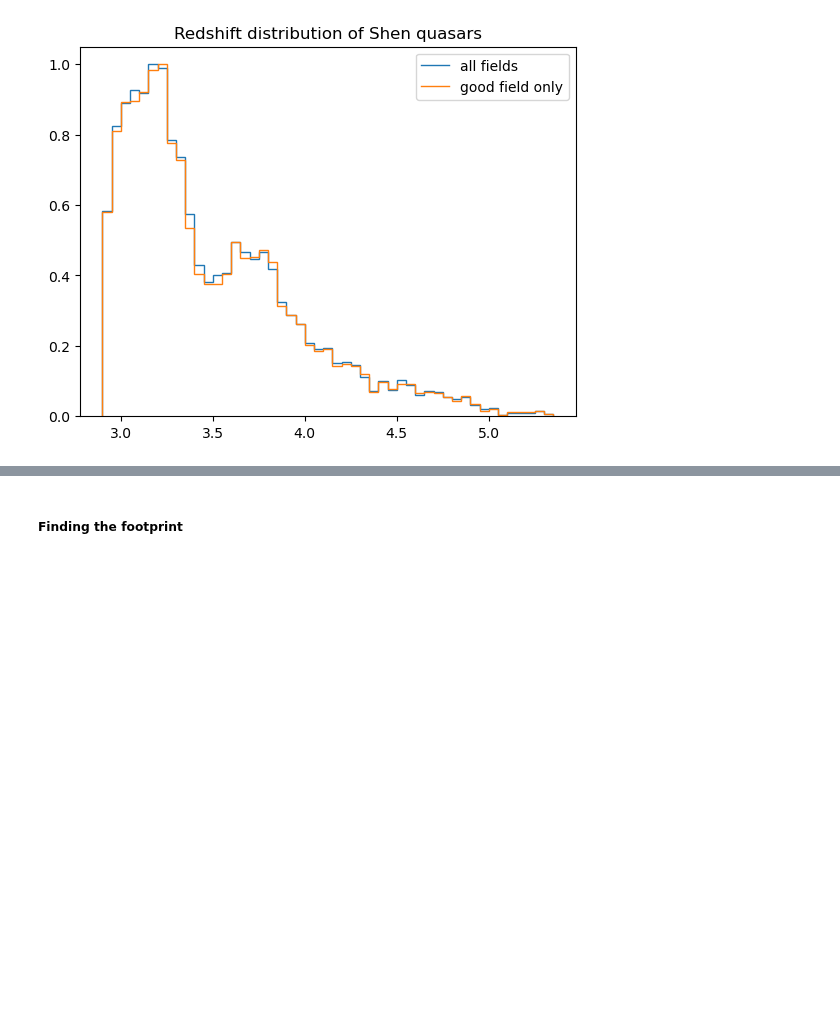
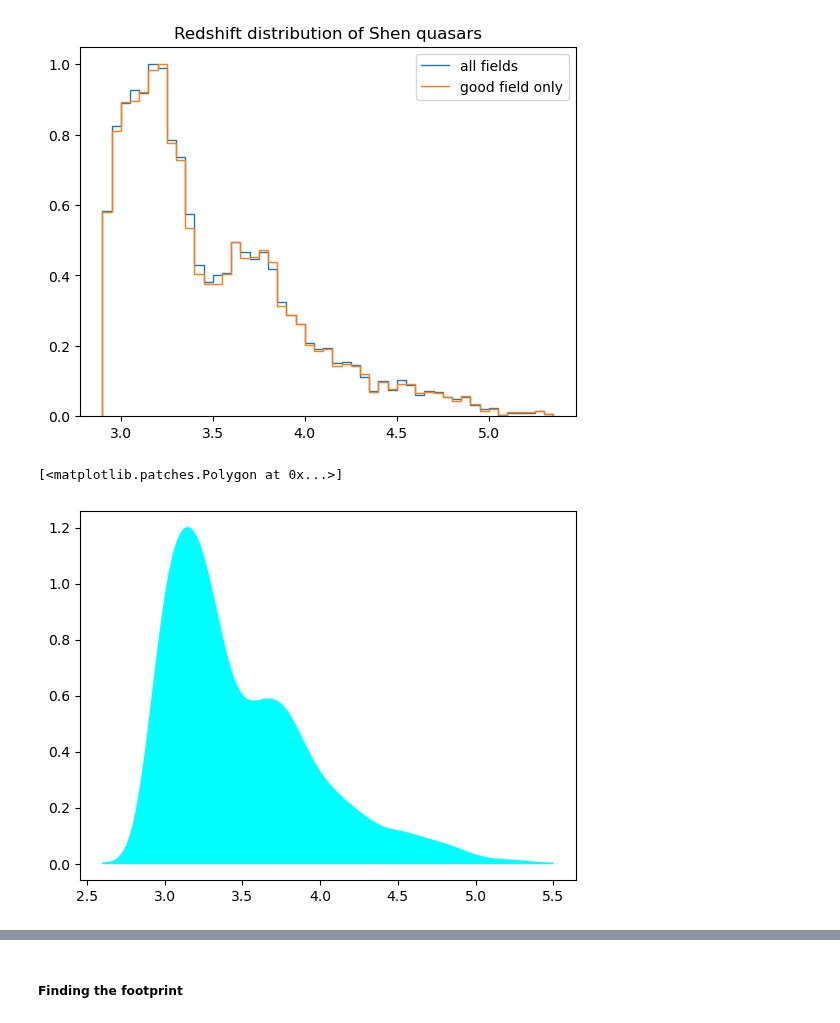
Before and after one commit to VibinRam/DP2, a Jupyter notebook: Codes/Clustering_analysis_PS1_and_shen/Shen_SDSS_reproduce.ipynb, the cells around one changed output, grey strips where cells are left out. Cells and saved outputs as stored; diff of their text form; code cells hidden in the pictures; blank space fills up the shorter version.

```diff
--- a/Codes/Clustering_analysis_PS1_and_shen/Shen_SDSS_reproduce.ipynb
+++ b/Codes/Clustering_analysis_PS1_and_shen/Shen_SDSS_reproduce.ipynb
@@ -298,0 +301,22 @@ red_col_shen.max()
+# %%
+from astropy.io import ascii
+import numpy as np
+import matplotlib.pyplot as plt
+
+DP2_DIRECTORY = "/home/vibin/MyFolder/WorkDesk/DP2/"
+
+shen_file_name = DP2_DIRECTORY + "Data/shen_quasar_sample_datafile1.txt"
+shen_data = ascii.read(shen_file_name)
+sub_flag = shen_data.columns[8]
+good_flag = shen_data.columns[9]
+pos = np.where(sub_flag == 1)
+pos_good = np.where(good_flag == 1)
+ra_col_shen = shen_data.columns[3][pos].value
+dec_col_shen = shen_data.columns[4][pos].value
+red_col_shen = shen_data.columns[5][pos].value
+imag_col_shen = shen_data.columns[7][pos].value
+
+ra_col_shen_good = shen_data.columns[3][pos_good].value
+dec_col_shen_good = shen_data.columns[4][pos_good].value
+red_col_shen_good = shen_data.columns[5][pos_good].value
+imag_col_shen_good = shen_data.columns[7][pos_good].value
@@ -298,0 +326,11 @@ red_col_shen.max()
+# %%
+z_data = red_col_shen[:, np.newaxis]
+z_test = np.linspace(2.6, 5.5, 128)[:, np.newaxis]
+
+kde_model = KernelDensity(kernel='gaussian', bandwidth=0.1)
+kde_model.fit(z_data)
+score = kde_model.score_samples(z_test)
+plt.fill(z_test, np.exp(score), c='cyan')
+# %% [output]
+[<matplotlib.patches.Polygon at 0x...>]
+[figure, added]
```
Also changed, not shown: parts of 6 cells of this notebook, 17 other files.
